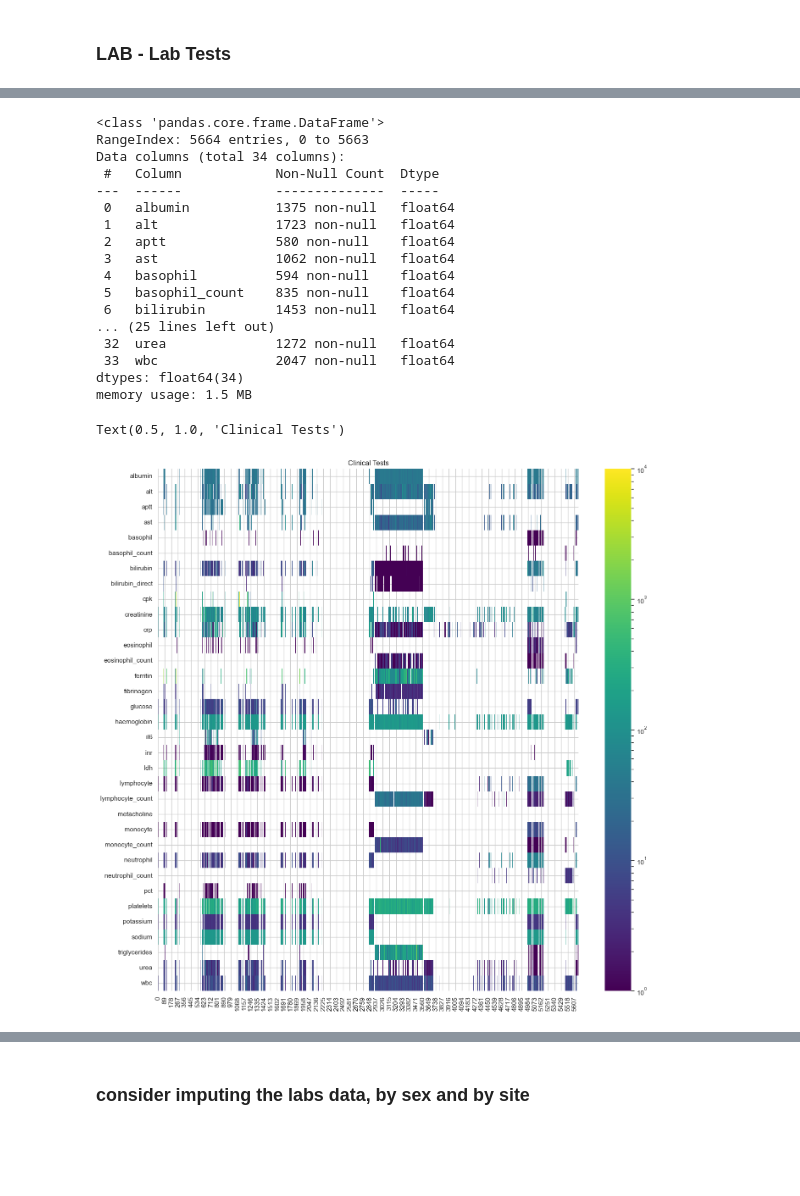
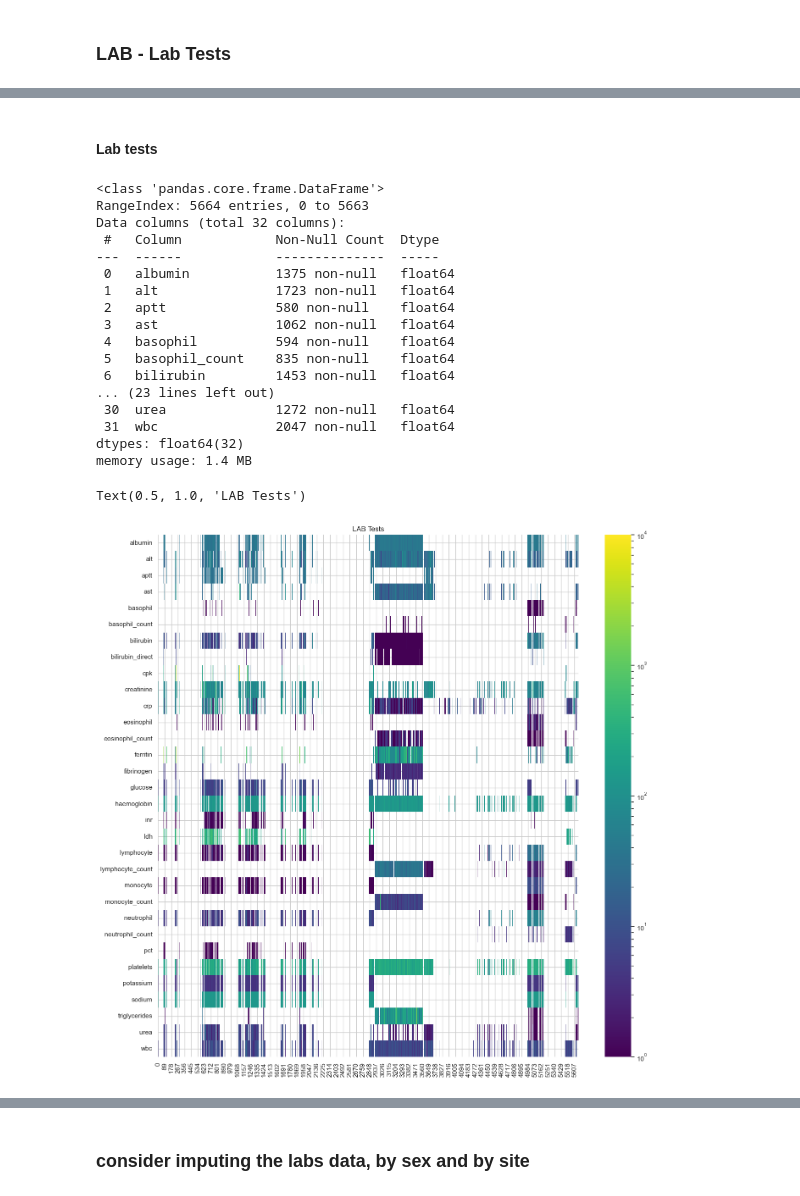
Before and after one commit to davidtweddell/lc_repo, a Jupyter notebook: 01-inspect-data-MP.ipynb, the cells around one changed output, grey strips where cells are left out. Drawn from its saved outputs; the diff is of its cells as text; code cells hidden in the pictures; blank space fills up the shorter version.

```diff
--- a/01-inspect-data-MP.ipynb
+++ b/01-inspect-data-MP.ipynb
@@ -1045,12 +1045,15 @@ memory usage: 2.8 MB
+# %% [markdown]
+#### Lab tests
 # %%
+# now, lab tests that aren't imaging or functional
 # drop the columns
-CLINICAL_TESTS = [col for col in CLINICAL_TESTS if not col.startswith(("ctt", "cth", "cta", "cx", "echo", "ekg", "angiography", "imaging", "spirometry", "lung_function", "cd4", "cd8", "stented", "troponin", "pocus", "igg", "ntprobnp", "bnp"))]
+CLINICAL_TESTS = [col for col in CLINICAL_TESTS if not col.startswith(("ctt", "cth", "cta", "cx", "echo", "ekg", "angiography", "imaging", "cd4", "cd8", "stented", "troponin", "pocus", "igg", "ntprobnp", "bnp", "spirometry", "metacholine", "lung_function", "il6", "angiography"))]
 
 df[CLINICAL_TESTS].info()
 # %% [output]
 <class 'pandas.core.frame.DataFrame'>
 RangeIndex: 5664 entries, 0 to 5663
-Data columns (total 34 columns):
+Data columns (total 32 columns):
  #   Column            Non-Null Count  Dtype
 ---  ------            --------------  -----
  0   albumin           1375 non-null   float64
@@ -1060,18 +1063,18 @@ Data columns (total 34 columns):
  4   basophil          594 non-null    float64
  5   basophil_count    835 non-null    float64
  6   bilirubin         1453 non-null   float64
-... (25 lines left out)
- 32  urea              1272 non-null   float64
- 33  wbc               2047 non-null   float64
-dtypes: float64(34)
-memory usage: 1.5 MB
+... (23 lines left out)
+ 30  urea              1272 non-null   float64
+ 31  wbc               2047 non-null   float64
+dtypes: float64(32)
+memory usage: 1.4 MB
 # %%
 fig, ax = plt.subplots(figsize=(16,16))
 norm = mc.LogNorm(vmin=1, vmax=10_000)
 sns.heatmap(df[CLINICAL_TESTS].T, cbar=True, ax = ax, norm = norm, cmap = 'viridis')
-plt.title("Clinical Tests")
+plt.title("LAB Tests")
 # %% [output]
-Text(0.5, 1.0, 'Clinical Tests')
+Text(0.5, 1.0, 'LAB Tests')
-[figure, old version]
+[figure, new version]
 # %%
 # how many nulls per site?
```
Also changed, not shown: parts of 53 cells of this notebook.
